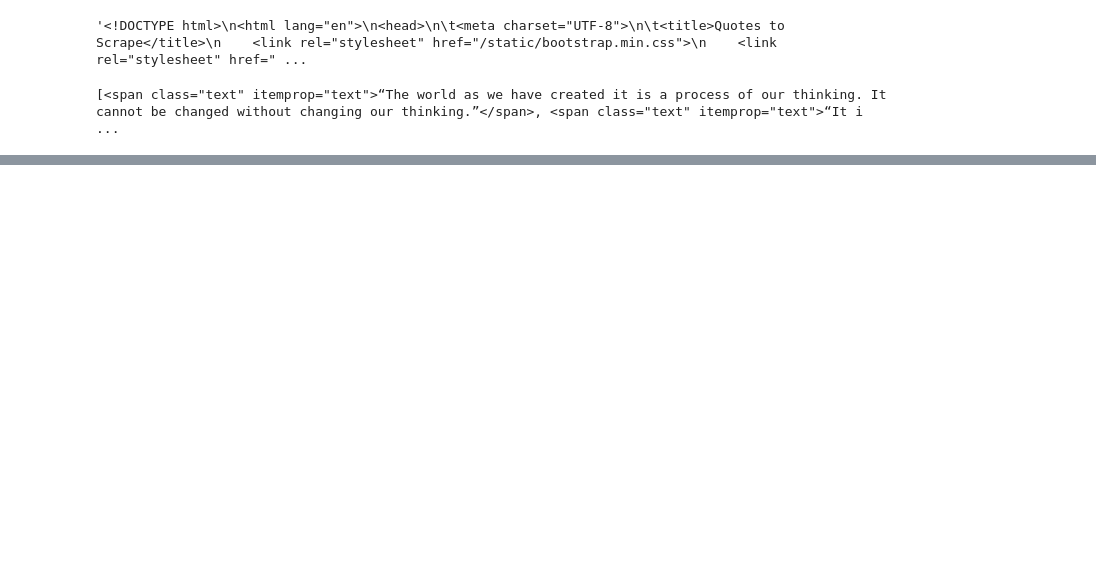
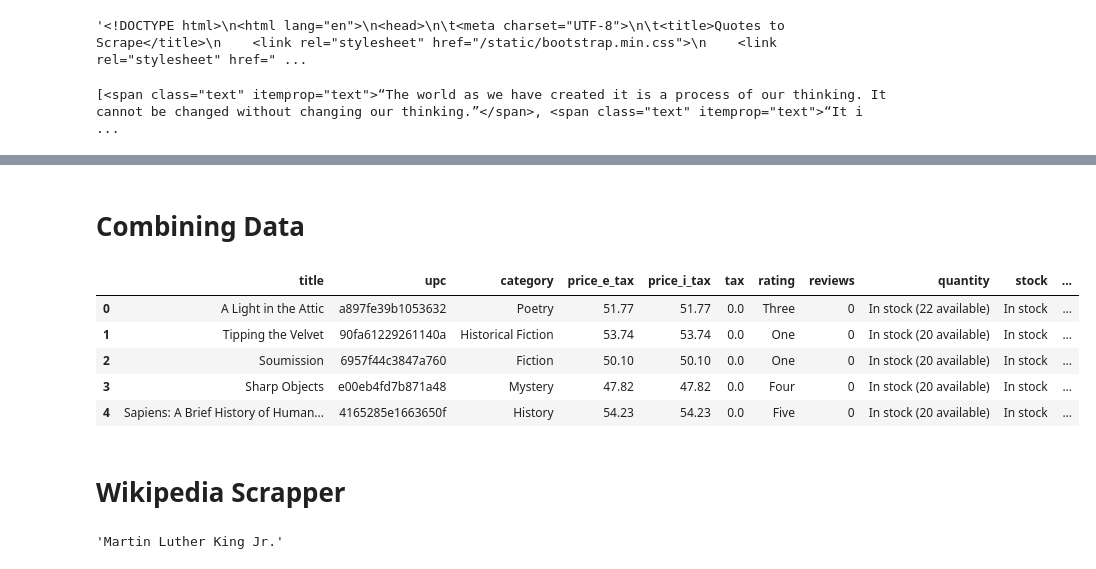
Before and after one commit to SaH1l191/Data_Science_with_Python, a Jupyter notebook: web-scraping/new.ipynb, the cells around one changed output, grey strips where cells are left out. Drawn from its saved outputs; the diff is of its cells as text; code cells hidden in the pictures; blank space fills up the shorter version.

```diff
--- a/web-scraping/new.ipynb
+++ b/web-scraping/new.ipynb
@@ -53,0 +227,33 @@ df.to_csv('quotes.csv',index ='False')
+# %% [markdown]
+# Combining Data
+# %%
+
+df_1 = pd.read_csv('books.csv')
+df_2 = pd.read_csv('data.csv')
+# df_1.head()
+# df_2.head()
+
+df = pd.DataFrame()
+
+df['title']         = df_1['title']
+df['upc']           = df_2['upc']
+df['category']      = df_2['category']
+df['price_e_tax']   = df_2['price_e_tax']
+df['price_i_tax']   = df_2['price_i_tax']
+df['tax']           = df_2['tax']
+df['rating']        = df_1['rating']
+df['reviews']       = df_2['reviews']
+df['quantity']      = df_2['quantity']
+df['stock']         = df_1['stock']
+
+df['book_link']     = df_1['book_link']
+df['img_link']      = df_1['img_link']
+
+df.head()
+# %% [output]
+|  | title | upc | category | price_e_tax | price_i_tax | tax | rating | reviews | quantity | stock | ... |
+| 0 | A Light in the Attic | a897fe39b1053632 | Poetry | 51.77 | 51.77 | 0.0 | Three | 0 | In stock (22 available) | In stock | ... |
+| 1 | Tipping the Velvet | 90fa61229261140a | Historical Fiction | 53.74 | 53.74 | 0.0 | One | 0 | In stock (20 available) | In stock | ... |
+| 2 | Soumission | 6957f44c3847a760 | Fiction | 50.10 | 50.10 | 0.0 | One | 0 | In stock (20 available) | In stock | ... |
+| 3 | Sharp Objects | e00eb4fd7b871a48 | Mystery | 47.82 | 47.82 | 0.0 | Four | 0 | In stock (20 available) | In stock | ... |
+| 4 | Sapiens: A Brief History of Human... | 4165285e1663650f | History | 54.23 | 54.23 | 0.0 | Five | 0 | In stock (20 available) | In stock | ... |
@@ -53,0 +262,16 @@ df.to_csv('quotes.csv',index ='False')
+# %% [markdown]
+# Wikipedia Scrapper
+# %%
+import requests
+from bs4 import BeautifulSoup
+import pandas as pd
+
+res = requests.get('https://en.wikipedia.org/wiki/Martin_Luther_King_Jr.')
+soup = BeautifulSoup(res.text,'html.parser')
+
+
+heading = soup.find('h1').text
+
+heading
+# %% [output]
+'Martin Luther King Jr.'
```
Also changed, not shown: parts of 18 cells of this notebook, 24 other files.
